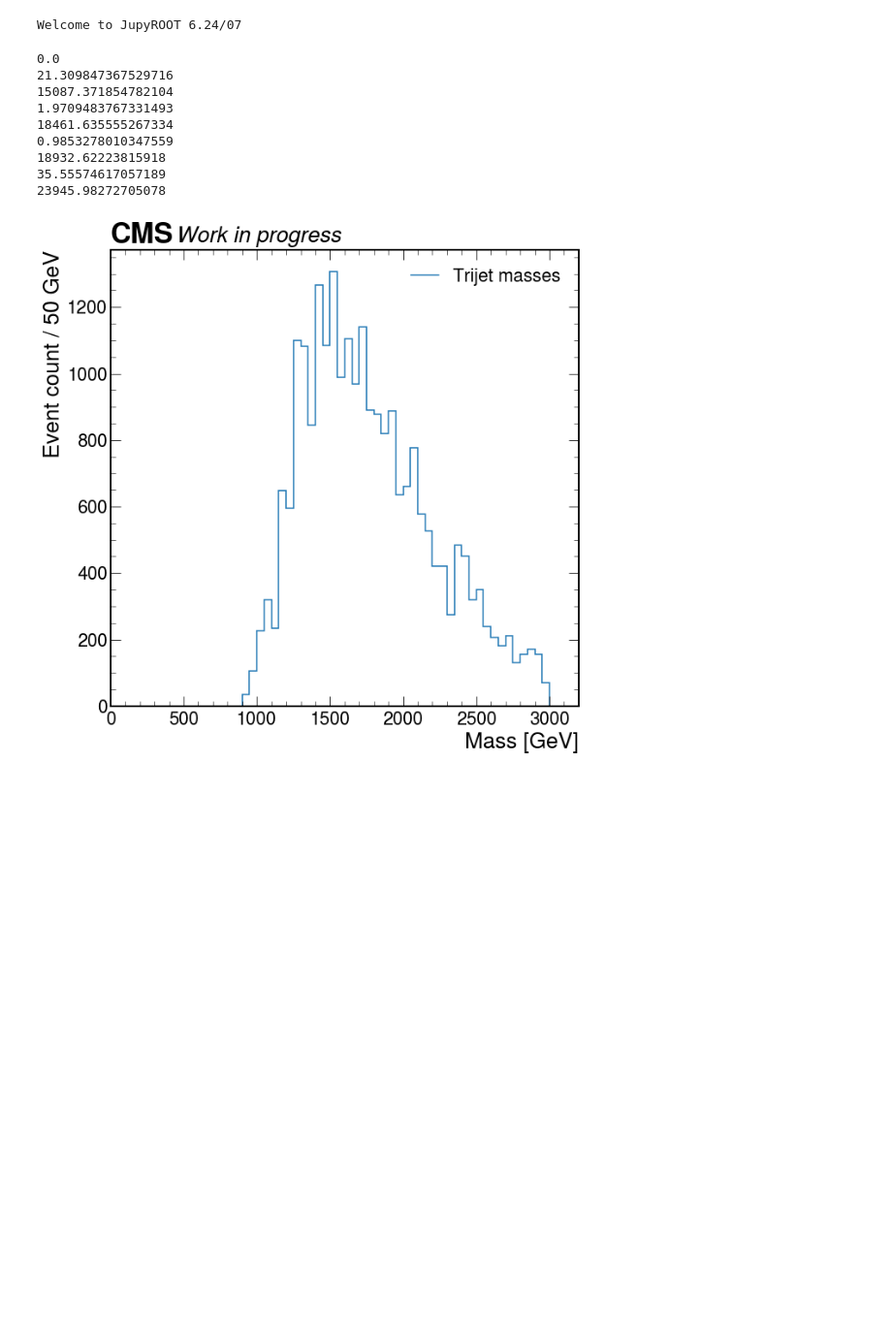
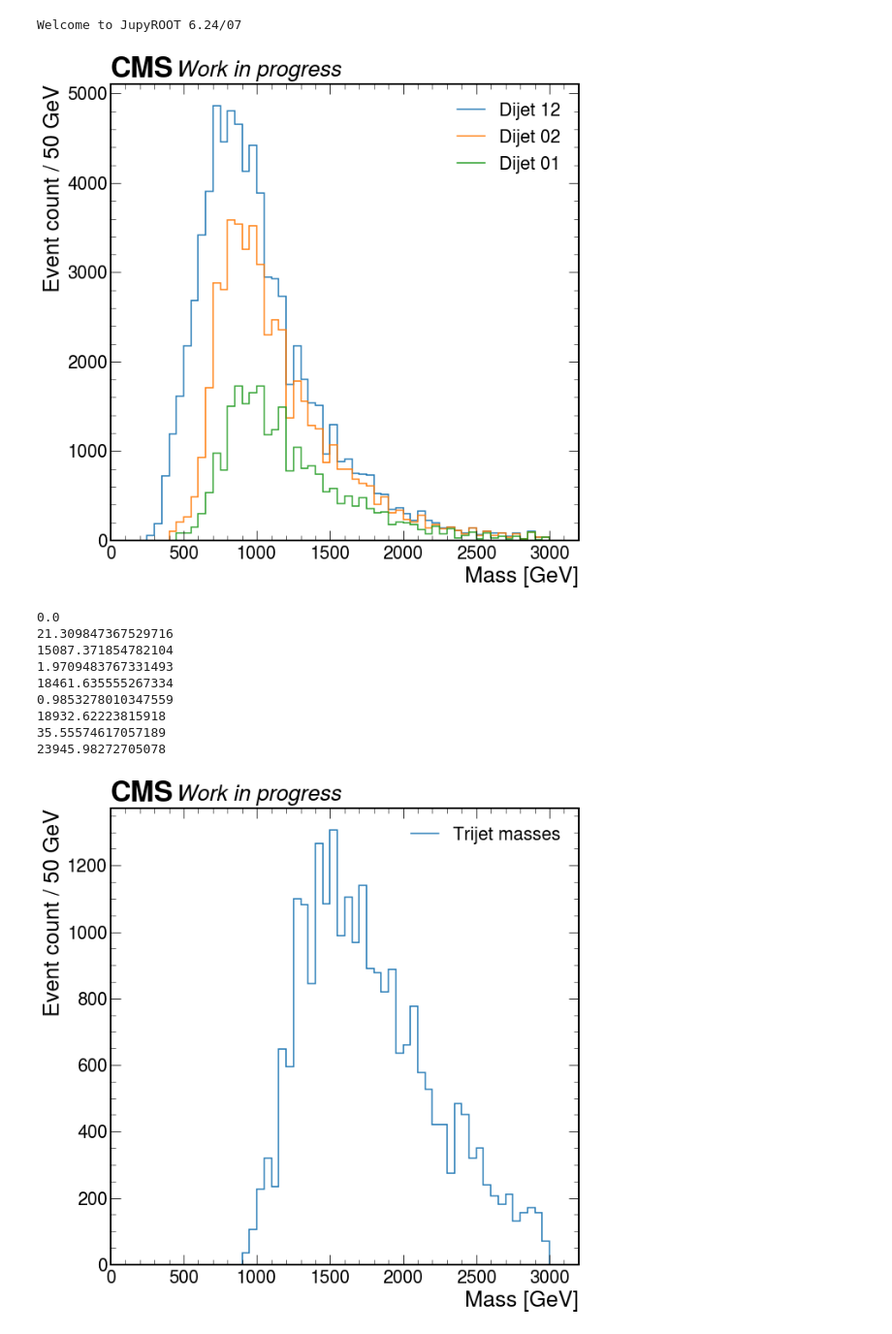
Before and after one commit to mroguljic/H3PO_Autumn, a Jupyter notebook: normalizacija/Histogram.ipynb, the cells around one changed output. Shown at 97% size. Saved outputs shown, nothing was run; the diff lists cells and outputs as text; code cells hidden in the pictures; blank space fills up the shorter version.

Commit message:
Added stacked plot

```diff
--- a/normalizacija/Histogram.ipynb
+++ b/normalizacija/Histogram.ipynb
@@ -9,3 +112,7 @@ Welcome to JupyROOT 6.24/07
+# %%
+zbrajanje()
+# %% [output]
+[figure, added]
 # %%
 def zbrajanje_trijet():
     filename_list = ["QCD1000","QCD1500", "QCD2000", "QCD700"]
```
Also changed, not shown: parts of 4 cells of this notebook, 2 other files.
